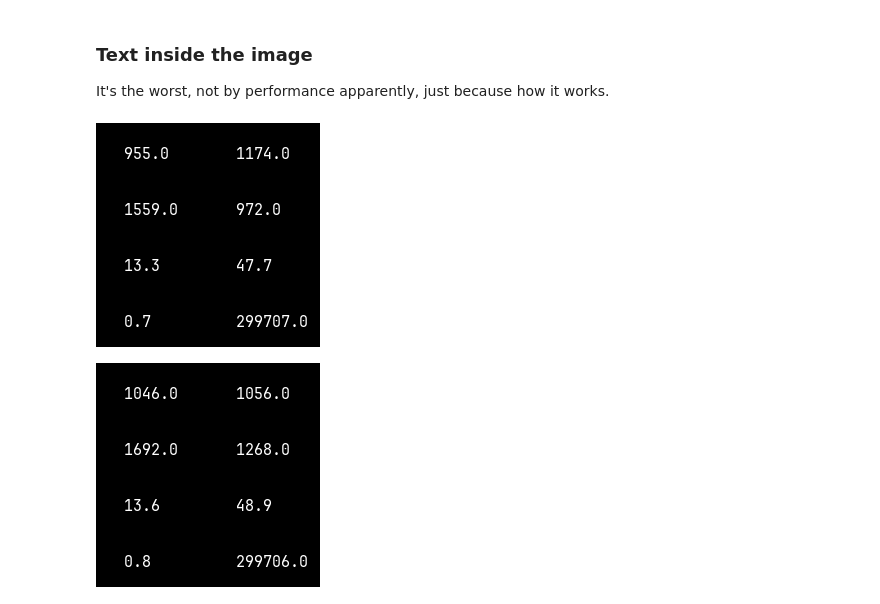
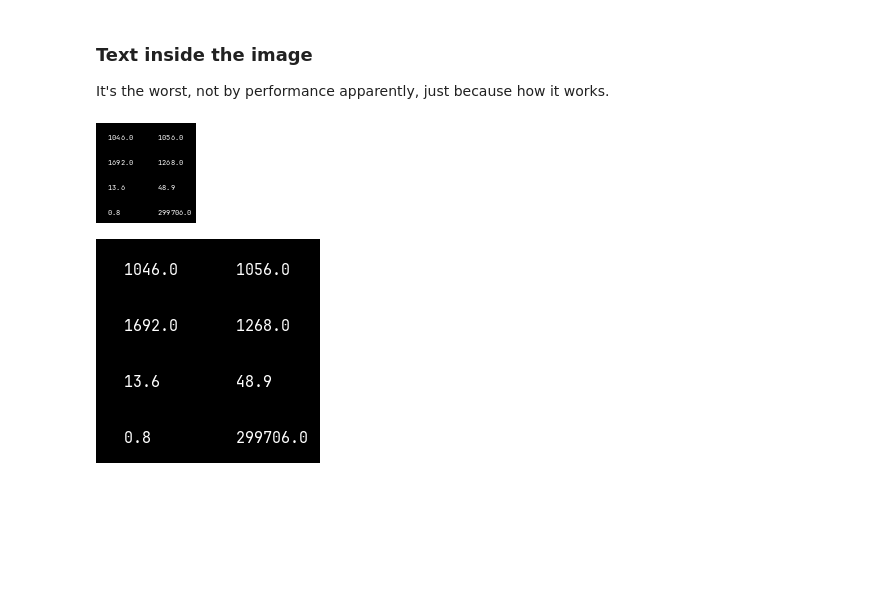
Before and after one commit to miiky976/dl4td_aq, a Jupyter notebook: Master/01ImagesTML.ipynb, the cells around one changed output. Cells and saved outputs as stored; diff of their text form; code cells hidden in the pictures; blank space fills up the shorter version.

```diff
--- a/Master/01ImagesTML.ipynb
+++ b/Master/01ImagesTML.ipynb
@@ -36,7 +36,7 @@ target = data['PT08.S1(CO)']
 ### Text inside the image
 It's the worst, not by performance apparently, just because how it works.
 # %%
-font = ImageFont.truetype('JetBrainsMonoNerdFont-Regular.ttf', 15)
+font = ImageFont.truetype('JetBrainsMonoNerdFont-Regular.ttf', 7)
 
 def textINimage(event:np.ndarray, size:int=224) -> Image.Image:
     img = Image.fromarray(np.zeros([size,size,3]), 'RGB')
@@ -46,9 +46,9 @@ def textINimage(event:np.ndarray, size:int=224) -> Image.Image:
         ImageDraw.Draw(img).text((x , y), f'{f:.1f}', fill=(255,255,255), font=font)
     return img
 # %%
-textINimage(train.values[1])#.save("image.png")
+textINimage(train.values[0], size=100)#.save("image.png")
 # %% [output]
-[figure, old version]
+[figure, new version]
 # %%
 Image.open("image.png")
 # Just testing some things about the tensorflow methods :)
```
Also changed, not shown: parts of 1 cell of this notebook, 8 other files.
